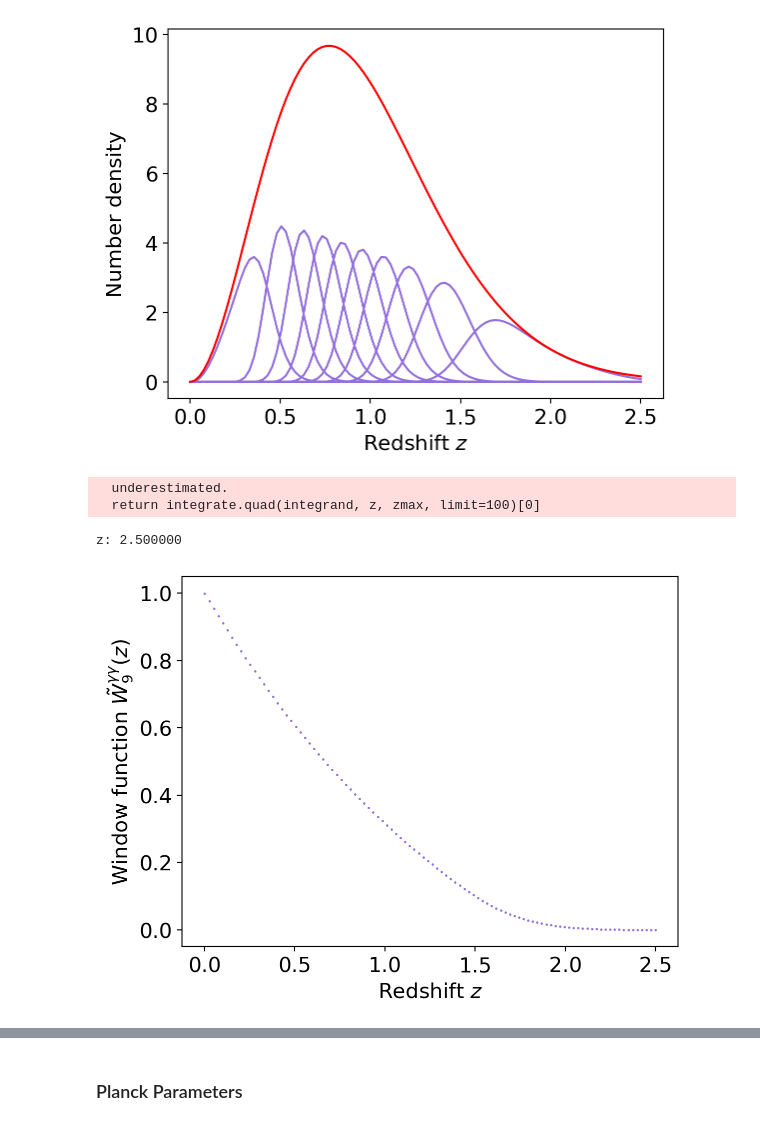
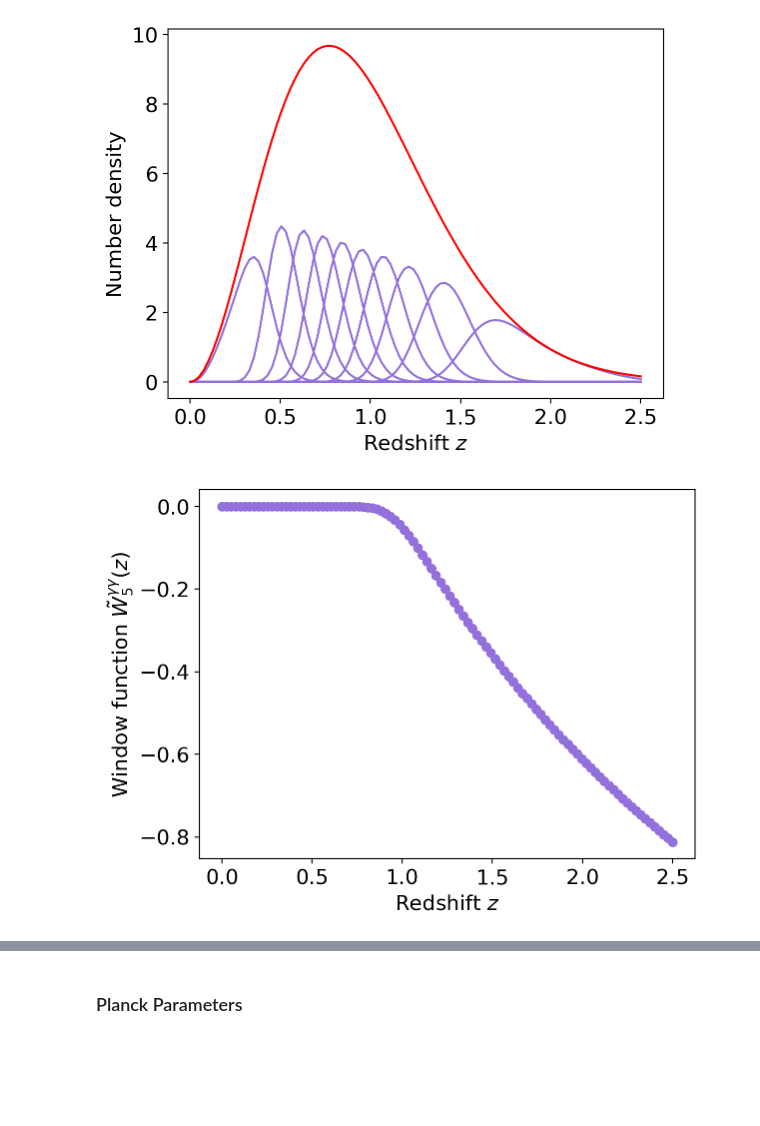
Before and after one commit to vPedreros/dfi-summer-2023, a Jupyter notebook: summer_nb copy.ipynb, the cells around one changed output, grey strips where cells are left out. Drawn from its saved outputs; the diff is of its cells as text; code cells hidden in the pictures; blank space fills up the shorter version.

```diff
--- a/summer_nb.ipynb
+++ b/summer_nb copy.ipynb
@@ -105,14 +105,21 @@ def r(z):
     """
     def integrand(u):
         return 1/E(u)
-    integral = integrate.quad(integrand, 0, z)[0]
+    if type(z) == np.ndarray:
+        integral = []
+        for redshift in z:
+            z_int = np.linspace(0, redshift, 100)
+            integral.append(np.trapz(integrand(z_int), z_int))
+        integral = np.array(integral)
+    else:
+        z_int = np.linspace(0, z, 100)
+        integral = np.trapz(integrand(z_int), z_int)
     return l_speed / pars.H0 * integral
 # %%
 z_to_plot = np.linspace(0.001, 2.5, 100)
 
 fig, ax = plt.subplots()
-for z in z_to_plot:
-    ax.scatter(z, r(z), c='mediumpurple', s=0.7)
+ax.plot(z_to_plot, r(z_to_plot), c='mediumpurple')
 ax.set_xlabel('Redshift $z$')
 ax.set_ylabel('$r(z)$');
 # ax.set_title('');
@@ -142,8 +149,8 @@ def D_A(z, Omk=omk):
 z_to_plot = np.linspace(0.001, 2.5, 100)
 
 fig, ax = plt.subplots()
-for z in z_to_plot:
-    ax.scatter(z, D_A(z), c='mediumpurple', s=0.5)
+
+ax.plot(z_to_plot, D_A(z_to_plot), c='mediumpurple')
 ax.set_xlabel('Redshift $z$')
 ax.set_ylabel('$D_A(z)$');
 # ax.set_title('');
@@ -265,7 +273,17 @@ def window(i, z, zmax=2.5):
     def integrand(w):
         return dict_ndsty['bin_ndensity_%s'%(str(i))](w) * (1 - r(z) / r(w))
 
-    return integrate.quad(integrand, z, zmax, limit=100)[0]
+    if type(z) == np.ndarray:
+        integral = []
+        for redshift in z:
+            z_int = np.linspace(0.001, redshift, 100)
+            integral.append(np.trapz(integrand(z_int), z_int))
+        integral = np.array(integral)
+    else:
+        z_int = np.linspace(0.001, z, 100)
+        integral = np.trapz(integrand(z_int), z_int)
+
+    return integral
 
 
 def weight_gamma(i, z, Omm=omm):
@@ -280,17 +298,13 @@ def weight_gamma(i, z, Omm=omm):
     z_dep = (1 + z) * r(z) * window(i, z)
     return constant * z_dep
 # %%
-i = 9
-
+i = 5
+z_to_plot = np.linspace(0.001, 2.5, 100)
 fig, ax = plt.subplots()
 
 for z in z_to_plot:
-    ax.scatter(z, window(i, z), c='mediumpurple', s=0.5)
-    print("z: %f"%z, end = '\r')
+    ax.scatter(z, window(i, z), c='mediumpurple')
 ax.set_xlabel('Redshift $z$')
 ax.set_ylabel(r'Window function $\tilde{W}_%s^{\gamma\gamma}(z)$'%(str(i)));
 # %% [output]
-  underestimated.
-  return integrate.quad(integrand, z, zmax, limit=100)[0]
-z: 2.500000
-[figure, old version]
+[figure, new version]
```
Also changed, not shown: parts of 6 cells of this notebook.
